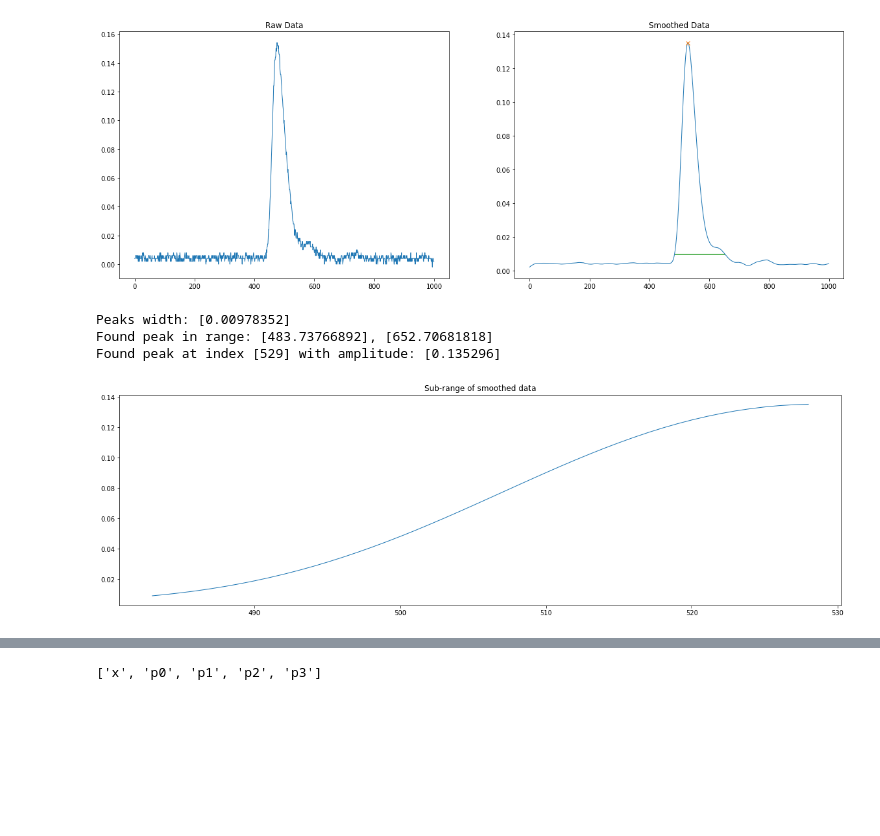
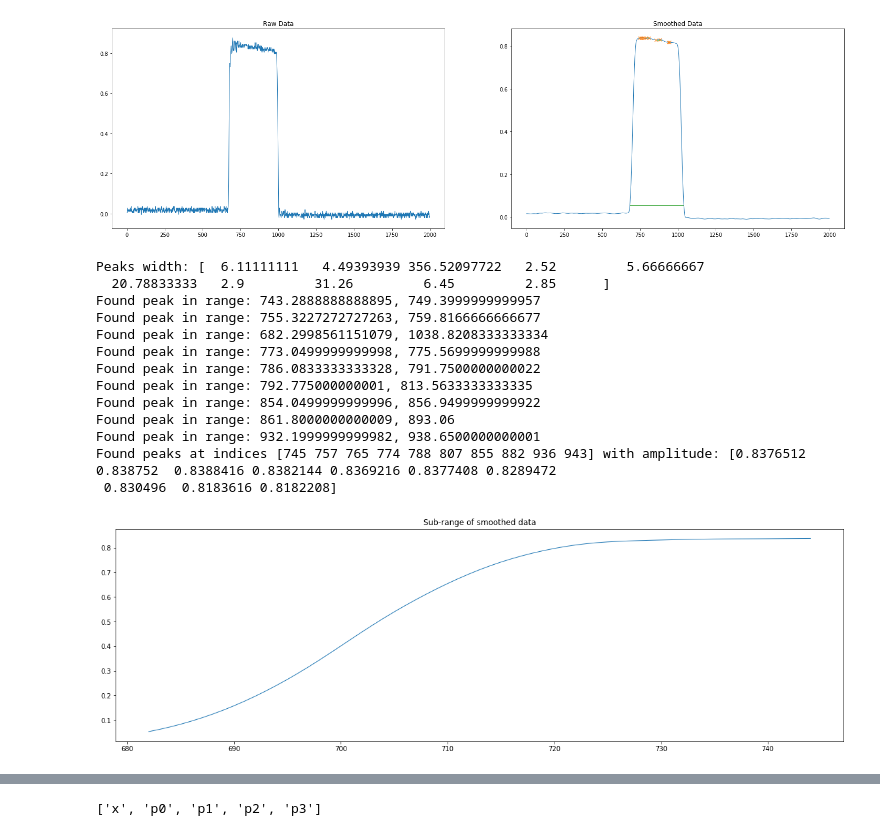
Before and after one commit to Iaggelis/InstrumentationLab, a Jupyter notebook: src/notebooks/single_analysis_test.ipynb, the cells around one changed output, grey strips where cells are left out. Saved outputs shown, nothing was run; the diff lists cells and outputs as text; code cells hidden in the pictures; blank space fills up the shorter version.

Commit message:
Fixing some issues with analog signal fiting

```diff
--- a/src/notebooks/single_analysis_test.ipynb
+++ b/src/notebooks/single_analysis_test.ipynb
@@ -23,19 +23,19 @@ def smooth(x, window_len=11, window="hanning"):
     s = np.r_[x[window_len - 1 : 0 : -1], x, x[-2 : -window_len - 1 : -1]]
     # print(len(s))
     if window == "flat":  # moving average
-        w = np.ones(window_len, "d")
+        w = np.ones(window_len)
     else:
         w = eval("np." + window + "(window_len)")
 
-    # y = np.convolve(s, w / w.sum(), mode="same")
-    y = signal.convolve(s, w/w.sum(), mode='same')
+    y = signal.convolve(s, w / w.sum(), mode="same")
 
     return y
 # %%
 # rel_path = "Labs/lab_11122019/"
-rel_path = "Labs/muon_271119/Run1/"
+# rel_path = "Labs/muon_271119/Run1/"
+rel_path = "Labs/lab_11122019/"
 df = pd.read_csv(rel_path + 'ch1_test.csv', header=None)
-f = open(rel_path + "event_information.log", "r")
-info = f.readlines()
-n_events = int(info[0].split()[-1])
-n_per_event = int(info[1].split()[-1])
+with open(rel_path+"event_information.log", "r") as f:
+        info = f.readlines()
+        n_events = int(info[0].split()[-1])
+        n_per_event = int(info[1].split()[-1])
@@ -45,41 +44,51 @@ raw_data *= -1.0
 # %%
-timesteps = np.arange(0,n_per_event,1)
+raw_data = df.values[7].flatten()
+raw_data *= -1.0
 smoothed_data = smooth(raw_data, window_len=51, window='bartlett')
-data = np.concatenate((smoothed_data[0:n_per_event,np.newaxis], timesteps[:,np.newaxis]), axis=1)
+data = np.concatenate((smoothed_data[24 : n_per_event + 24 ,np.newaxis], timesteps[:,np.newaxis]), axis=1)
+peaks, properties = signal.find_peaks(data[: ,0], height=0.2 * data[: ,0].max())
+results_w = signal.peak_widths(data[: ,0], peaks, rel_height=0.95)
 # %%
-plt.figure(figsize=(20,7))
+plt.figure(figsize=(25,7))
 plt.subplot(121)
 plt.plot(timesteps, raw_data, '-', lw=1)
 plt.title("Raw Data")
 plt.subplot(122)
-peaks, properties = signal.find_peaks(data[:,0], height=0.2*data[:,0].max())
-results_w = signal.peak_widths(data[:,0], peaks, rel_height=0.95)
 plt.plot(data[:,1], data[:,0],'-', lw=1)
 plt.plot(peaks, data[:,0][peaks], "x")
 plt.hlines(*results_w[1:], color="C2")
 plt.title("Smoothed Data")
 plt.show()
 # %% [output]
-[figure, old version]
+[figure, new version]
 # %%
-print('Peaks width: {wd}'.format(wd = results_w[1:][0] ))
-for i in range(results_w[1:][0].size):
-    print('Found peak in range: {rr1}, {rr2}'.format(rr1 = results_w[1:][i+1],rr2 = results_w[1:][i+2]))
-print("Found peak at index {t} with amplitude: {amp}".format(t=peaks,amp=data[peaks,0]))
+print(f'Peaks width: {results_w[0]}')
+for i in range(results_w[1:][0].size-1):
+    print(f'Found peak in range: {results_w[2][i]}, {results_w[3][i]}')
+print(f"Found peaks at indices {peaks} with amplitude: {data[peaks,0]}")
 # %% [output]
-Peaks width: [0.00978352]
-Found peak in range: [483.73766892], [652.70681818]
-Found peak at index [529] with amplitude: [0.135296]
+Peaks width: [  6.11111111   4.49393939 356.52097722   2.52         5.66666667
+  20.78833333   2.9         31.26         6.45         2.85      ]
+Found peak in range: 743.2888888888895, 749.3999999999957
+Found peak in range: 755.3227272727263, 759.8166666666677
+Found peak in range: 682.2998561151079, 1038.8208333333334
+Found peak in range: 773.0499999999998, 775.5699999999988
+Found peak in range: 786.0833333333328, 791.7500000000022
+Found peak in range: 792.775000000001, 813.5633333333335
+Found peak in range: 854.0499999999996, 856.9499999999922
+Found peak in range: 861.8000000000009, 893.06
+Found peak in range: 932.1999999999982, 938.6500000000001
+Found peaks at indices [745 757 765 774 788 807 855 882 936 943] with amplitude: [0.8376512 0.838752  0.8388416 0.8382144 0.8369216 0.8377408 0.8289472
+ 0.830496  0.8183616 0.8182208]
 # %%
-a = int(results_w[1:][1])
-# ranged_sm_data = data[data[:,0]>=0.03*data[peaks,0].max()]
+a = int(min(results_w[2]))
 ranged_sm_data = data[a:peaks[0]]
 plt.figure(figsize=(20,6))
 plt.plot(ranged_sm_data[:,1], ranged_sm_data[:,0],'-', lw=1)
 plt.title("Sub-range of smoothed data")
 plt.show()
 # %% [output]
-[figure, old version]
+[figure, new version]
 # %%
 import iminuit
 import probfit
```
Also changed, not shown: parts of 18 cells of this notebook, 7 other files.
